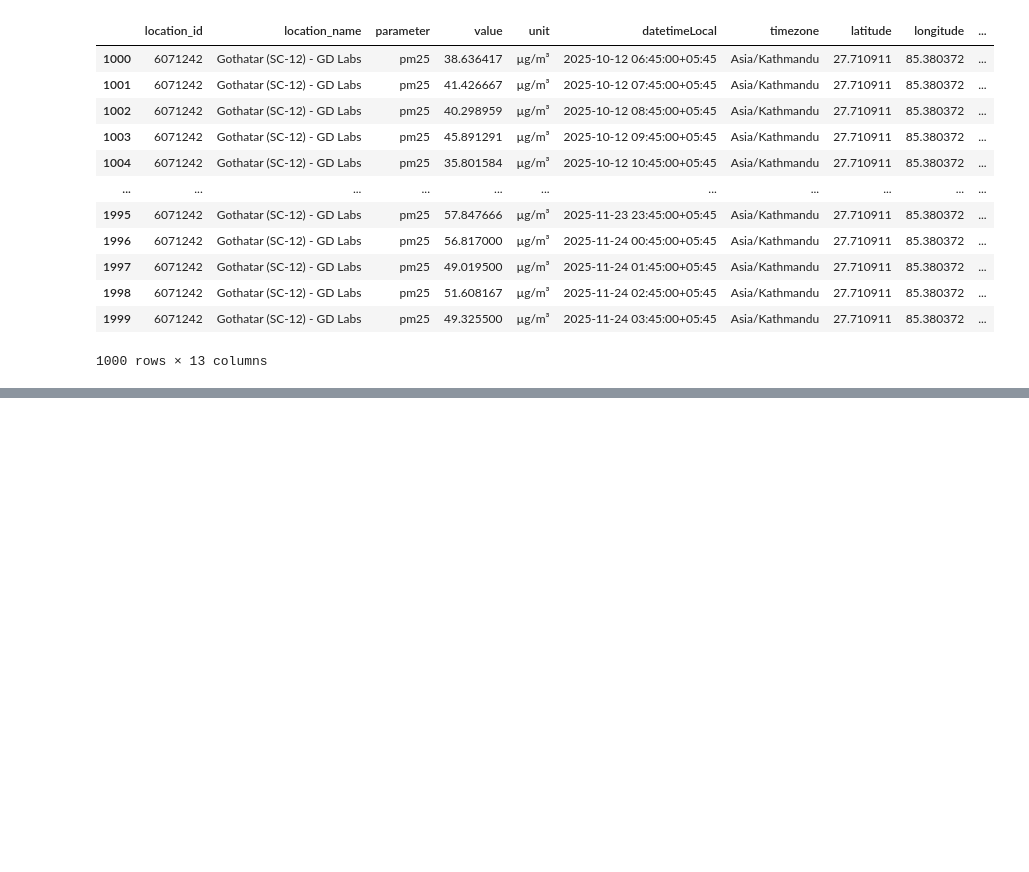
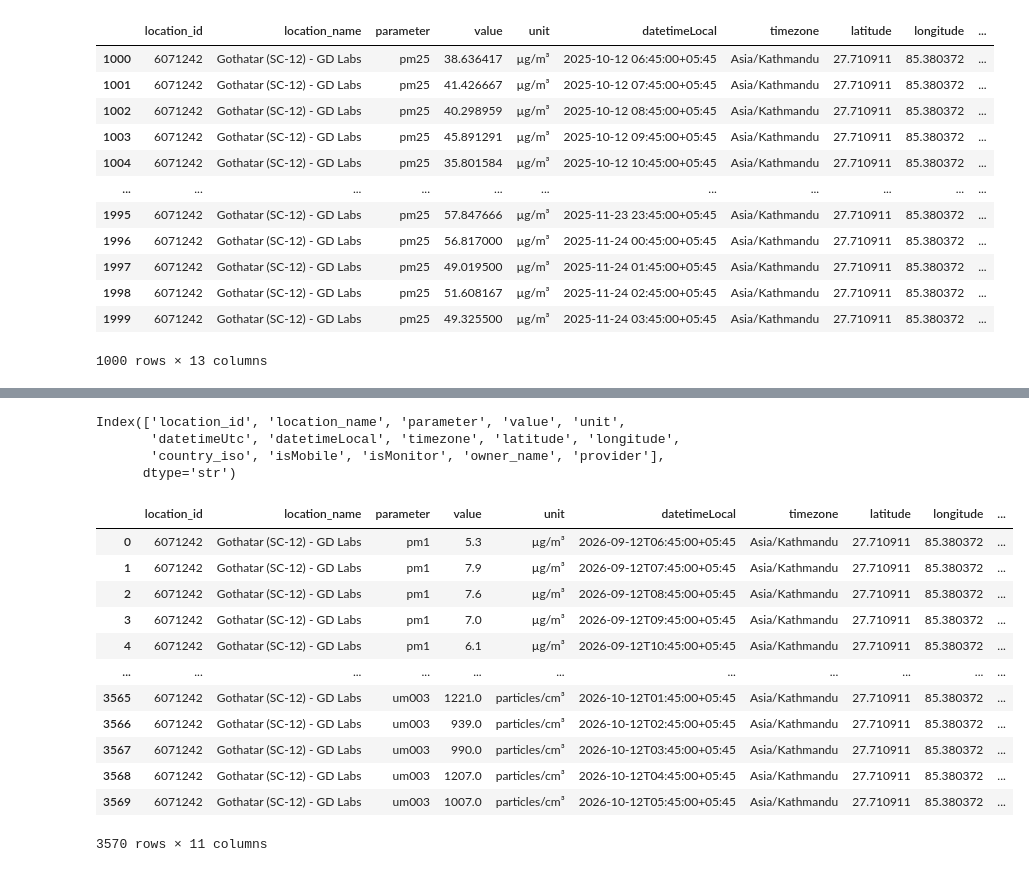
Before and after one commit to Laxmination/Kathmandu-PM2.5-Forecasting, a Jupyter notebook: OpenAQdatasetCleaning/Gothatar Data Clean.ipynb, the cells around one changed output, grey strips where cells are left out. Saved outputs shown, nothing was run; the diff lists cells and outputs as text; code cells hidden in the pictures; blank space fills up the shorter version.

Commit message:
GOthatar last 30 days data cleaned

```diff
--- a/OpenAQdatasetCleaning/Gothatar Data Clean.ipynb
+++ b/OpenAQdatasetCleaning/Gothatar Data Clean.ipynb
@@ -107,0 +110,3 @@ cleaned.to_csv('cleaned_GothatarLast365days.csv', index=False)
+# %%
+df30 = pd.read_csv('Gothatar_last1month.csv')
+df30
@@ -107,0 +146,24 @@ cleaned.to_csv('cleaned_GothatarLast365days.csv', index=False)
+# %%
+df30.columns
+# %% [output]
+Index(['location_id', 'location_name', 'parameter', 'value', 'unit',
+       'datetimeUtc', 'datetimeLocal', 'timezone', 'latitude', 'longitude',
+       'country_iso', 'isMobile', 'isMonitor', 'owner_name', 'provider'],
+      dtype='str')
+# %%
+cleaned1 =df30.drop(columns=['country_iso', 'isMobile', 'isMonitor', 'datetimeUtc'], inplace=False)
+cleaned1
+# %% [output]
+|  | location_id | location_name | parameter | value | unit | datetimeLocal | timezone | latitude | longitude | ... |
+| 0 | 6071242 | Gothatar (SC-12) - GD Labs | pm1 | 5.3 | µg/m³ | 2026-09-12T06:45:00+05:45 | Asia/Kathmandu | 27.710911 | 85.380372 | ... |
+| 1 | 6071242 | Gothatar (SC-12) - GD Labs | pm1 | 7.9 | µg/m³ | 2026-09-12T07:45:00+05:45 | Asia/Kathmandu | 27.710911 | 85.380372 | ... |
+| 2 | 6071242 | Gothatar (SC-12) - GD Labs | pm1 | 7.6 | µg/m³ | 2026-09-12T08:45:00+05:45 | Asia/Kathmandu | 27.710911 | 85.380372 | ... |
+| 3 | 6071242 | Gothatar (SC-12) - GD Labs | pm1 | 7.0 | µg/m³ | 2026-09-12T09:45:00+05:45 | Asia/Kathmandu | 27.710911 | 85.380372 | ... |
+| 4 | 6071242 | Gothatar (SC-12) - GD Labs | pm1 | 6.1 | µg/m³ | 2026-09-12T10:45:00+05:45 | Asia/Kathmandu | 27.710911 | 85.380372 | ... |
+| ... | ... | ... | ... | ... | ... | ... | ... | ... | ... | ... |
+| 3565 | 6071242 | Gothatar (SC-12) - GD Labs | um003 | 1221.0 | particles/cm³ | 2026-10-12T01:45:00+05:45 | Asia/Kathmandu | 27.710911 | 85.380372 | ... |
+| 3566 | 6071242 | Gothatar (SC-12) - GD Labs | um003 | 939.0 | particles/cm³ | 2026-10-12T02:45:00+05:45 | Asia/Kathmandu | 27.710911 | 85.380372 | ... |
+| 3567 | 6071242 | Gothatar (SC-12) - GD Labs | um003 | 990.0 | particles/cm³ | 2026-10-12T03:45:00+05:45 | Asia/Kathmandu | 27.710911 | 85.380372 | ... |
+| 3568 | 6071242 | Gothatar (SC-12) - GD Labs | um003 | 1207.0 | particles/cm³ | 2026-10-12T04:45:00+05:45 | Asia/Kathmandu | 27.710911 | 85.380372 | ... |
+| 3569 | 6071242 | Gothatar (SC-12) - GD Labs | um003 | 1007.0 | particles/cm³ | 2026-10-12T05:45:00+05:45 | Asia/Kathmandu | 27.710911 | 85.380372 | ... |
+3570 rows × 11 columns
```
Also changed, not shown: parts of 6 cells of this notebook, 2 other files.
